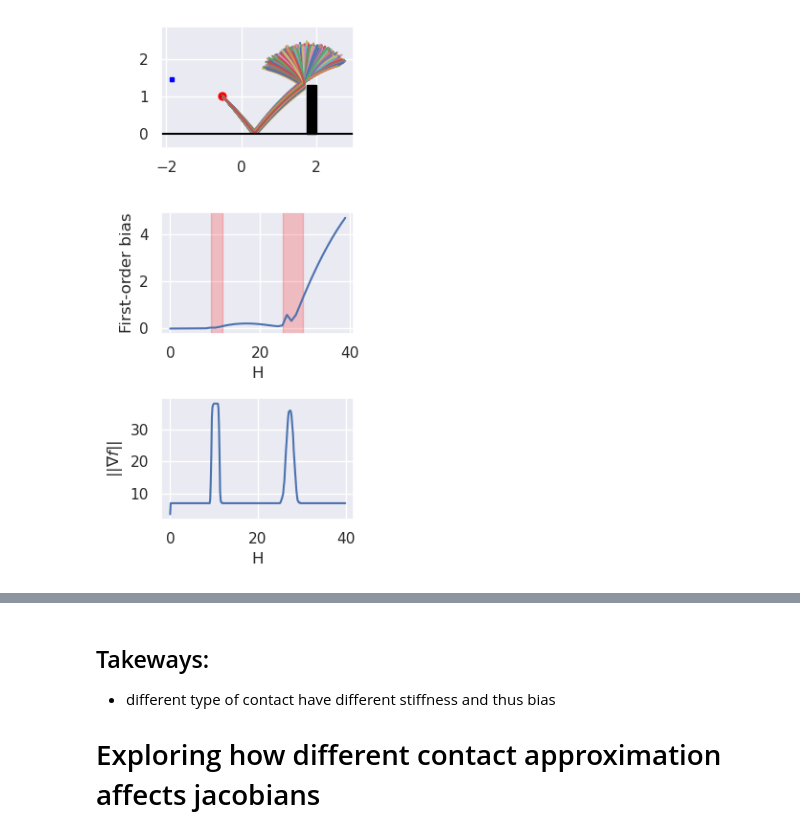
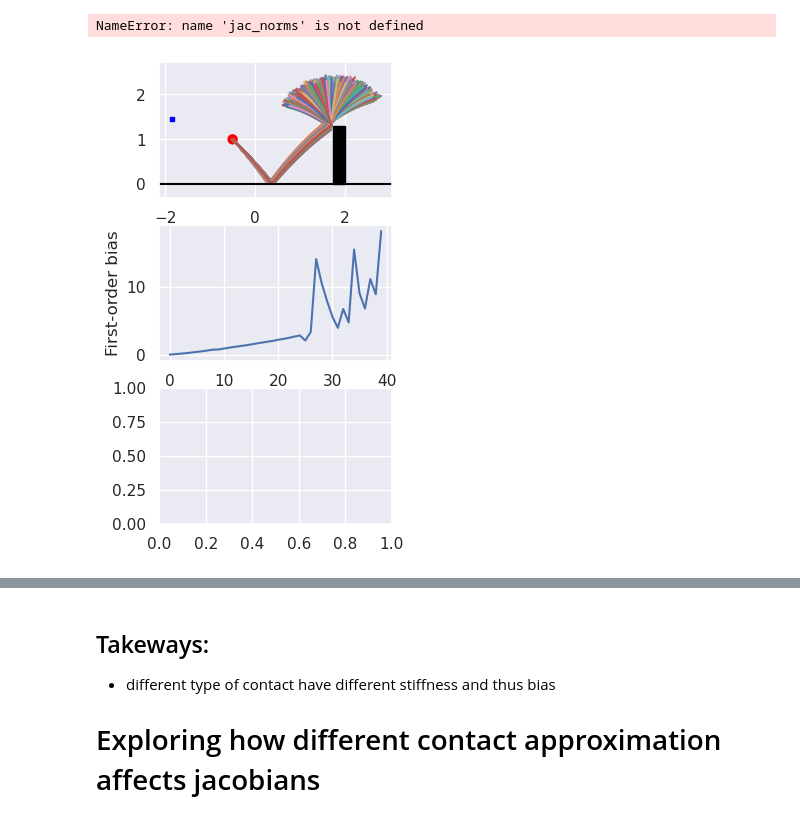
Before and after one commit to NVlabs/DiffRL, a Jupyter notebook: ball_env/ball_env_analysis.ipynb, the cells around one changed output, grey strips where cells are left out. Drawn from its saved outputs; the diff is of its cells as text; code cells hidden in the pictures.

Commit message:
update grad_bounce

```diff
--- a/ball_env/ball_env_analysis.ipynb
+++ b/ball_env/ball_env_analysis.ipynb
@@ -5,20 +5,3 @@ import matplotlib.patches as patches
 from numpy.linalg import norm
 import seaborn as sns
 sns.set()
-# %%
-ax = plt.gca()
-xy = np.load("xy.npy")
-for n in range(xy.shape[1]):
-    plt.plot(xy[:, n, 0], xy[:, n, 1])
-
-# add wall
-ax.add_patch(patches.Rectangle((1.75, 0), 0.25, 2.0, linewidth=1, edgecolor='black', facecolor='black'))
-
-# add target
-ax.add_patch(patches.Rectangle((-1.9, 1.4), 0.1, 0.1, linewidth=1, edgecolor='blue', facecolor='blue'))
-
-# ball
-ax.add_patch(patches.Circle((-0.5, 1.0), 0.1, edgecolor='red', facecolor='red'))
-
-plt.axis('equal')
-plt.savefig("bounce_example.pdf")
@@ -27,12 +7,0 @@ plt.savefig("bounce_example.pdf")
-# %%
-# Jacobian analysis
-jacs = np.load("jacs.npy")
-H = jacs.shape[0]
-jacs.shape
-
-jac_norms = norm(jacs, axis=(2,3)).mean(axis=1)
-plt.plot(np.arange(H)/8, jac_norms, label="full")
-
-plt.legend()
-plt.xlabel("H")
-plt.ylabel("norm of dynamics Jacobian")
@@ -130,10 +14,7 @@ def norm_variance(arr: np.ndarray):
         axis=1,
     )
 
-import seaborn as sns
-sns.set()
-
-data = np.load("outputs/grads/bounce_grads_40.npz")
+data = np.load("outputs/bounce_grads_40.npz")
 fobgs = data["fobgs"]
 zobgs = data["zobgs"]
 loss = data["losses"]
@@ -142,10 +23,11 @@ hh = np.arange(fobgs.shape[0])
 m=data['m']
 N = fobgs.shape[1]
 std = data['std']
+H = 40
 
 f, ax = plt.subplots(3, 1, figsize=(3, 6))
 
-ldata = np.load("landscapes_0.1.npy", allow_pickle=True)
+ldata = np.load("outputs/landscapes_0.1.npy", allow_pickle=True)
 xy = ldata[0]['trajectories'][0]
 
 for n in range(xy.shape[1]):
@@ -170,8 +52,8 @@ bias_l2 = norm(diff, ord=2, axis=-1)
 bias_l1 = norm(diff, ord=1, axis=-1)
 ax[1].plot(hh, bias_l2, label="L2 Bias")
 # ax[0, 0].plot(hh, bias_l1, label="L1 Bias")
-for (start, end) in contact_ranges:
-    ax[1].axvspan(start/8, end/8, alpha=0.2, color='red')
+# for (start, end) in contact_ranges:
+#     ax[1].axvspan(start/8, end/8, alpha=0.2, color='red')
 ax[1].set_ylabel("First-order bias")
 # ax[0, 0].legend()
 ax[1].set_xlabel("H")
@@ -183,31 +65,32 @@ ax[1].set_xlabel("H")
 # for (start, end) in contact_ranges:
 #     ax[0, 1].axvspan(start/8, end/8, alpha=0.2, color='red')
 # ax[0, 1].set_yscale("log")
 # ax[0, 1].set_xlabel("H")
 # ax[0, 1].set_title("Gradient variance")
 # ax[0, 1].legend()
 
 
 ax[2].plot(np.arange(H)/8, jac_norms)
 ax[2].set_ylabel(r"$||\nabla f ||$")
 ax[2].set_xlabel("H")
 
 # for n in range(xy.shape[1]):
 #     ax[1,1].plot(xy[:, n, 0], xy[:, n, 1])
 
 # # add wall
 # rect = patches.Rectangle((1.75, 0), 0.25, 1.0, linewidth=1, edgecolor='black', facecolor='black')
 # ax[1,1].add_patch(rect)
 
 # # add target
 # rect = patches.Rectangle((-1.9, 1.4), 0.1, 0.1, linewidth=1, edgecolor='blue', facecolor='blue')
 # ax[1,1].add_patch(rect)
 
 # ax[1,1].axis('equal')
 # ax[1,1].set_xlim((-3, 3))
 
 
 plt.tight_layout()
 plt.savefig("outputs/ball_bias_and_stiffness.pdf")
 # %% [output]
+NameError: name 'jac_norms' is not defined
-[figure, old version]
+[figure, new version]
```
Also changed, not shown: parts of 22 cells of this notebook, 4 other files.
